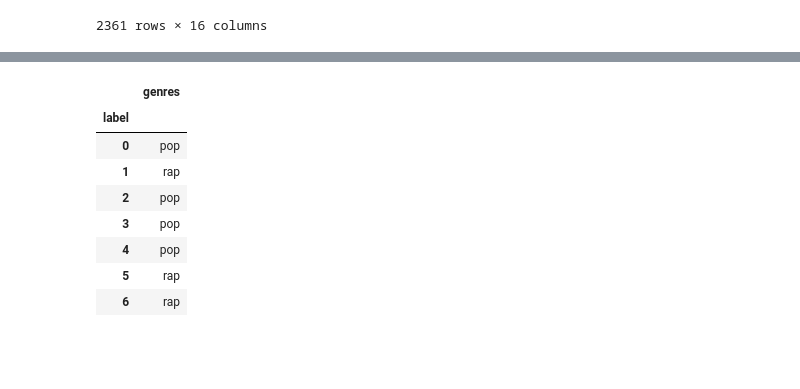
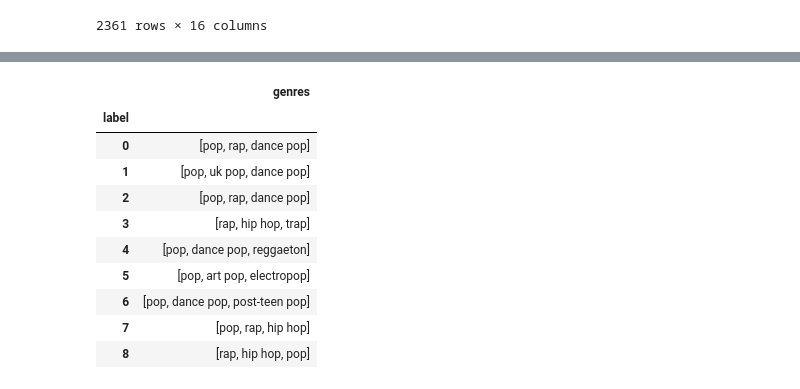
Before and after one commit to Sejmou/exploring-spotify-charts, a Jupyter notebook: data_modeling/global_charts_clustering/kmeans_clustering.ipynb, the cells around one changed output, grey strips where cells are left out. Drawn from its saved outputs; the diff is of its cells as text; code cells hidden in the pictures; blank space fills up the shorter version.

```diff
--- a/data_modeling/global_charts_clustering/kmeans_clustering.ipynb
+++ b/data_modeling/global_charts_clustering/kmeans_clustering.ipynb
@@ -5,0 +17,3 @@ from sklearn.cluster import KMeans
+# %%
+global_chart_track_features = track_feats[track_feats.index.isin(global_charts["id"])]
+global_chart_track_features
@@ -31,7 +64,7 @@ scaled_features = scaler.fit_transform(global_chart_track_features)
 def optimise_k_means(data, max_k=10):
     inertias = []
     for k in range(1, max_k + 1):
-        kmeans = KMeans(n_clusters=k, n_init="auto", random_state=2022)
+        kmeans = KMeans(n_clusters=k, random_state=2022)
         kmeans.fit(data)
         inertias.append(kmeans.inertia_)
     plt.plot(range(1, max_k + 1), inertias)
@@ -40,5 +73,5 @@ def optimise_k_means(data, max_k=10):
     plt.ylabel("Inertia")
     plt.show()
 # %%
-optimise_k_means(scaled_features, max_k=20)
+optimise_k_means(scaled_features, max_k=25)
 # %% [output]
@@ -46,5 +79,5 @@ optimise_k_means(scaled_features, max_k=20)
 # %%
-kmeans = KMeans(n_clusters=7, n_init="auto", random_state=2022)
+kmeans = KMeans(n_clusters=9, random_state=2022)
 # %%
 kmeans.fit(scaled_features)
 # %% [output]
@@ -109,13 +142,15 @@ track_genres_and_labels
 2361 rows × 2 columns
 # %%
-track_genres_and_labels.groupby("label").agg({"genres": lambda x: x.explode().value_counts().index[0]})
+track_genres_and_labels.groupby("label").agg({"genres": lambda x: x.explode().value_counts().index[:3]})
 # %% [output]
 |  | genres |
 | label |  |
-| 0 | pop |
-| 1 | rap |
-| 2 | pop |
-| 3 | pop |
-| 4 | pop |
-| 5 | rap |
-| 6 | rap |
+| 0 | [pop, rap, dance pop] |
+| 1 | [pop, uk pop, dance pop] |
+| 2 | [pop, rap, dance pop] |
+| 3 | [rap, hip hop, trap] |
+| 4 | [pop, dance pop, reggaeton] |
+| 5 | [pop, art pop, electropop] |
+| 6 | [pop, dance pop, post-teen pop] |
+| 7 | [pop, rap, hip hop] |
+| 8 | [rap, hip hop, pop] |
```
Also changed, not shown: parts of 10 cells of this notebook, 1 other file.
